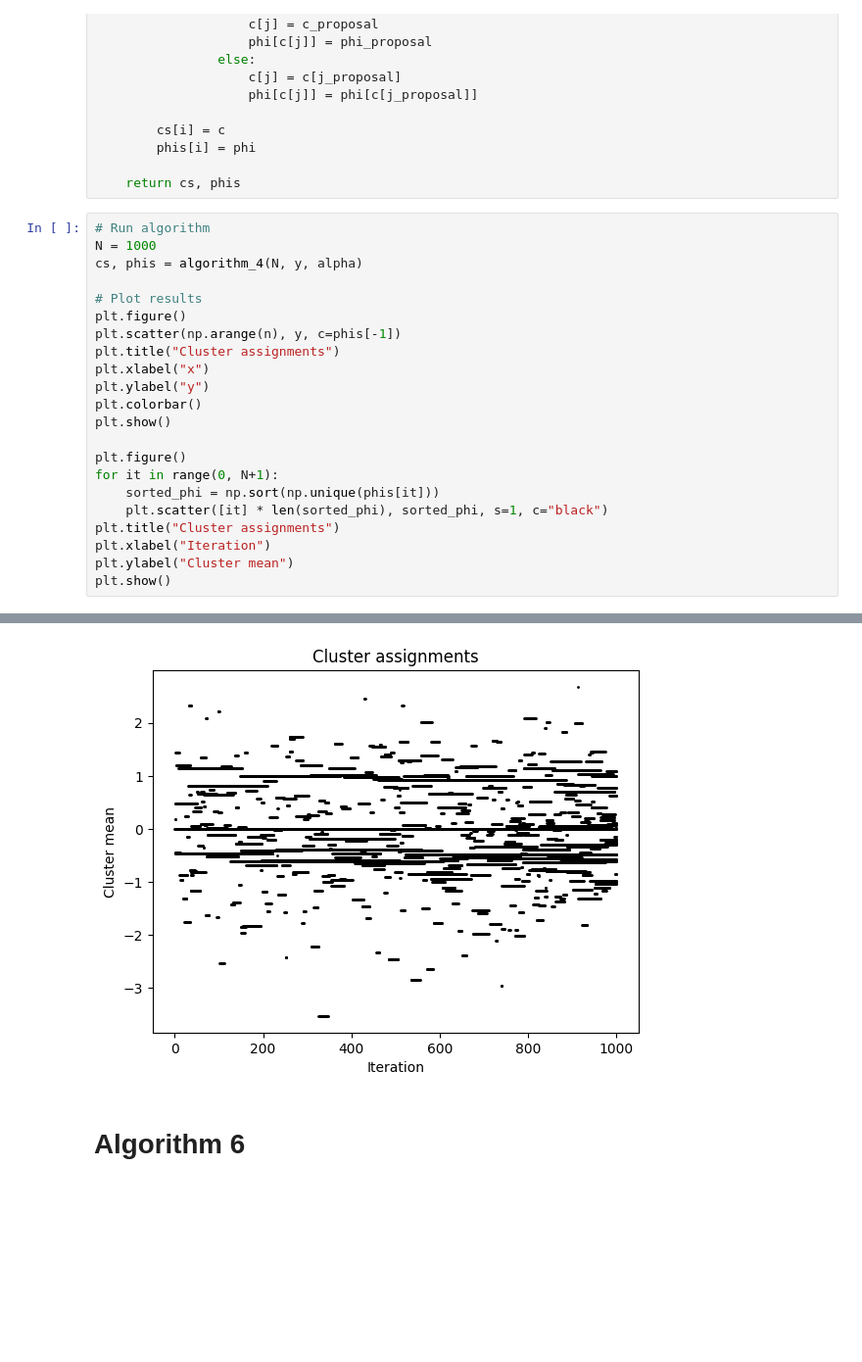
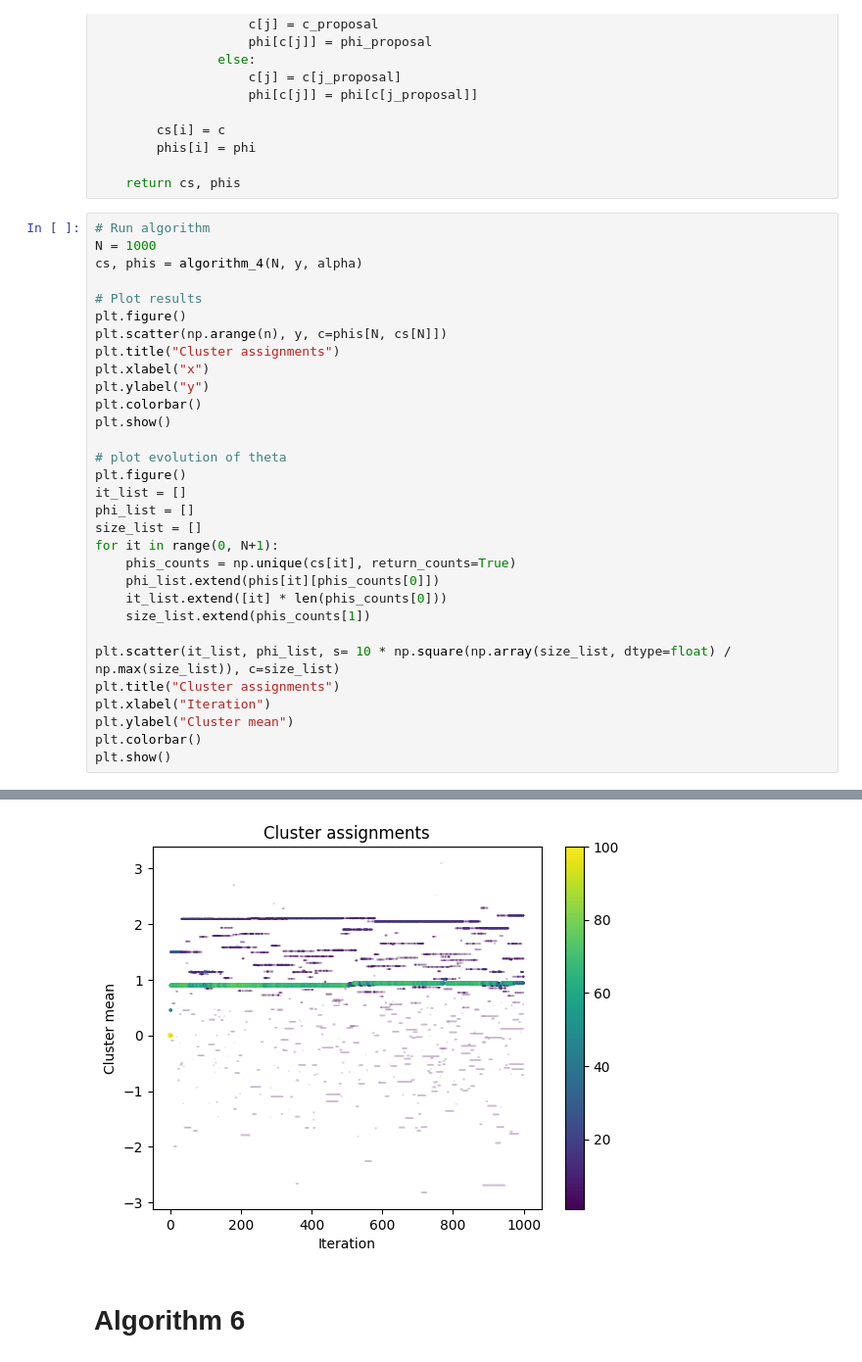
Before and after one commit to MariusAlonso/MVA-PGM-Sampling-Methods-DP-Mixture-Models, a Jupyter notebook: algos.ipynb, the cells around one changed output, grey strips where cells are left out. Shown: that part at 98% size. Cells and saved outputs as stored; diff of their text form; blank space fills up the shorter version.

Commit message:
Algorithm 4 : new plot

```diff
--- a/algos.ipynb
+++ b/algos.ipynb
@@ -99,19 +99,28 @@ cs, phis = algorithm_4(N, y, alpha)
 
 # Plot results
 plt.figure()
-plt.scatter(np.arange(n), y, c=phis[-1])
+plt.scatter(np.arange(n), y, c=phis[N, cs[N]])
 plt.title("Cluster assignments")
 plt.xlabel("x")
 plt.ylabel("y")
 plt.colorbar()
 plt.show()
 
+# plot evolution of theta
 plt.figure()
+it_list = []
+phi_list = []
+size_list = []
 for it in range(0, N+1):
-    sorted_phi = np.sort(np.unique(phis[it]))
-    plt.scatter([it] * len(sorted_phi), sorted_phi, s=1, c="black")
+    phis_counts = np.unique(cs[it], return_counts=True)
+    phi_list.extend(phis[it][phis_counts[0]])
+    it_list.extend([it] * len(phis_counts[0]))
+    size_list.extend(phis_counts[1])
+
+plt.scatter(it_list, phi_list, s= 10 * np.square(np.array(size_list, dtype=float) / np.max(size_list)), c=size_list)
 plt.title("Cluster assignments")
 plt.xlabel("Iteration")
 plt.ylabel("Cluster mean")
+plt.colorbar()
 plt.show()
 # %% [output]
@@ -119,4 +128,4 @@ plt.show()
-[figure, old version]
+[figure, new version]
 # %% [markdown]
 # Algorithm 6
 # %%
```
Also changed, not shown: parts of 1 cell of this notebook.
